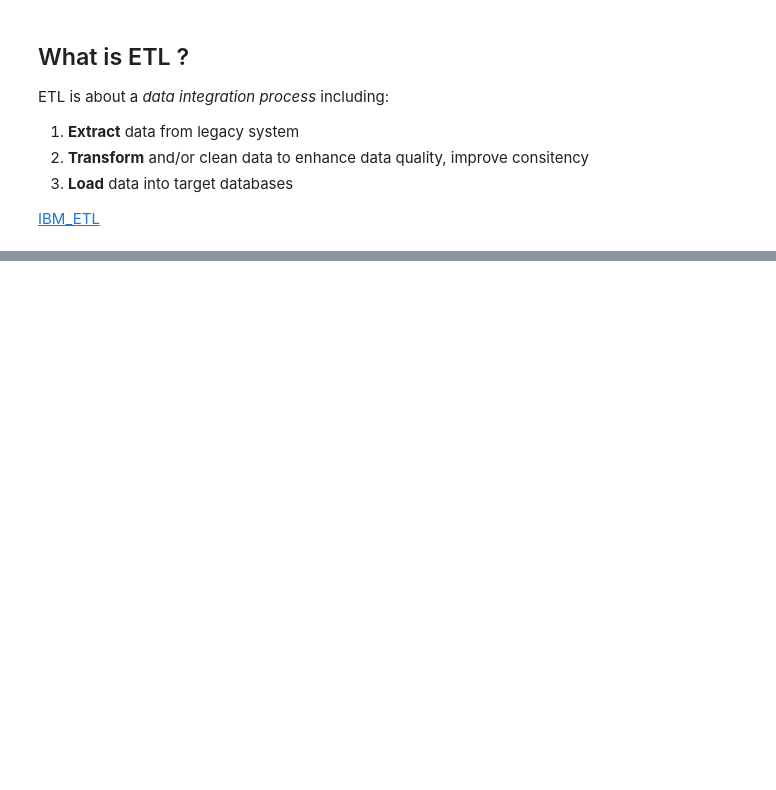
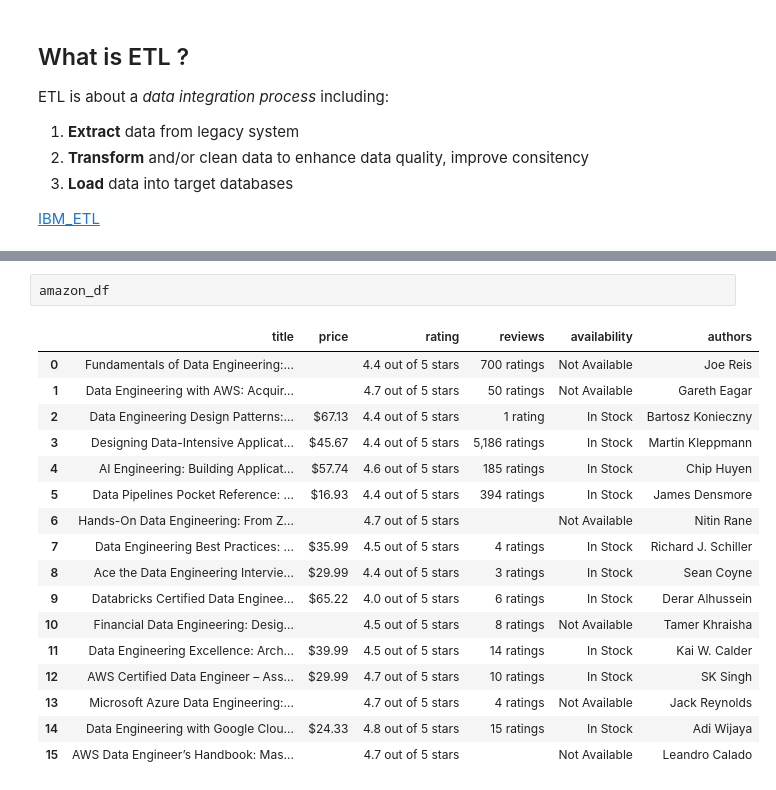
Before and after one commit to newfrogg/data_engineering, a Jupyter notebook: data_engineering.ipynb, the cells around one changed output, grey strips where cells are left out. Saved outputs shown, nothing was run; the diff lists cells and outputs as text; blank space fills up the shorter version.

Commit message:
add Amazon Web scraping example

```diff
--- a/data_engineering.ipynb
+++ b/data_engineering.ipynb
@@ -59,0 +225,20 @@ ETL is about a *data integration process* including:
+# %%
+amazon_df
+# %% [output]
+|  | title | price | rating | reviews | availability | authors |
+| 0 | Fundamentals of Data Engineering:... |  | 4.4 out of 5 stars | 700 ratings | Not Available | Joe Reis |
+| 1 | Data Engineering with AWS: Acquir... |  | 4.7 out of 5 stars | 50 ratings | Not Available | Gareth Eagar |
+| 2 | Data Engineering Design Patterns:... | $67.13 | 4.4 out of 5 stars | 1 rating | In Stock | Bartosz Konieczny |
+| 3 | Designing Data-Intensive Applicat... | $45.67 | 4.4 out of 5 stars | 5,186 ratings | In Stock | Martin Kleppmann |
+| 4 | AI Engineering: Building Applicat... | $57.74 | 4.6 out of 5 stars | 185 ratings | In Stock | Chip Huyen |
+| 5 | Data Pipelines Pocket Reference: ... | $16.93 | 4.4 out of 5 stars | 394 ratings | In Stock | James Densmore |
+| 6 | Hands-On Data Engineering: From Z... |  | 4.7 out of 5 stars |  | Not Available | Nitin Rane |
+| 7 | Data Engineering Best Practices: ... | $35.99 | 4.5 out of 5 stars | 4 ratings | In Stock | Richard J. Schiller |
+| 8 | Ace the Data Engineering Intervie... | $29.99 | 4.4 out of 5 stars | 3 ratings | In Stock | Sean Coyne |
+| 9 | Databricks Certified Data Enginee... | $65.22 | 4.0 out of 5 stars | 6 ratings | In Stock | Derar Alhussein |
+| 10 | Financial Data Engineering: Desig... |  | 4.5 out of 5 stars | 8 ratings | Not Available | Tamer Khraisha |
+| 11 | Data Engineering Excellence: Arch... | $39.99 | 4.5 out of 5 stars | 14 ratings | In Stock | Kai W. Calder |
+| 12 | AWS Certified Data Engineer – Ass... | $29.99 | 4.7 out of 5 stars | 10 ratings | In Stock | SK Singh |
+| 13 | Microsoft Azure Data Engineering:... |  | 4.7 out of 5 stars | 4 ratings | Not Available | Jack Reynolds |
+| 14 | Data Engineering with Google Clou... | $24.33 | 4.8 out of 5 stars | 15 ratings | In Stock | Adi Wijaya |
+| 15 | AWS Data Engineer’s Handbook: Mas... |  | 4.7 out of 5 stars |  | Not Available | Leandro Calado |
```
Also changed, not shown: parts of 4 cells of this notebook.
